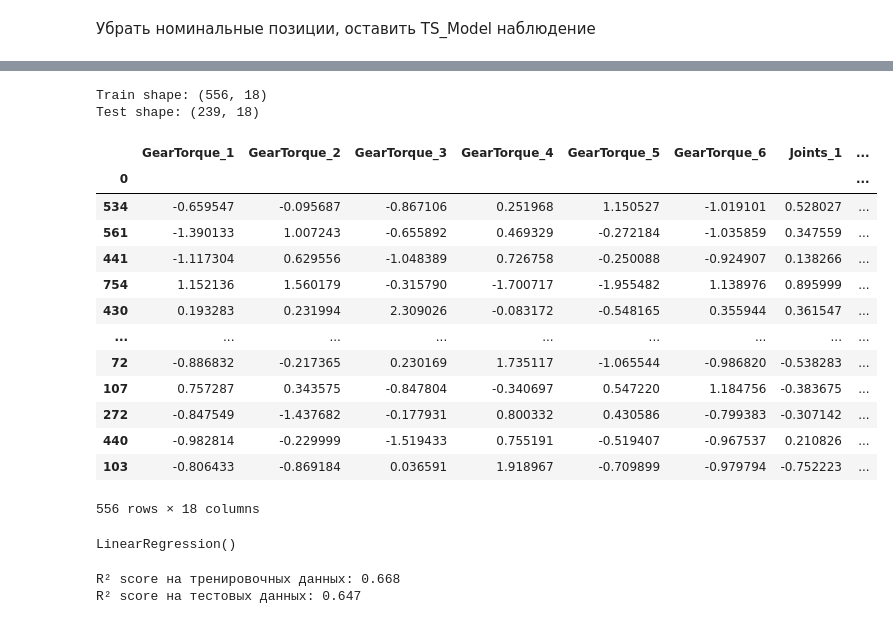
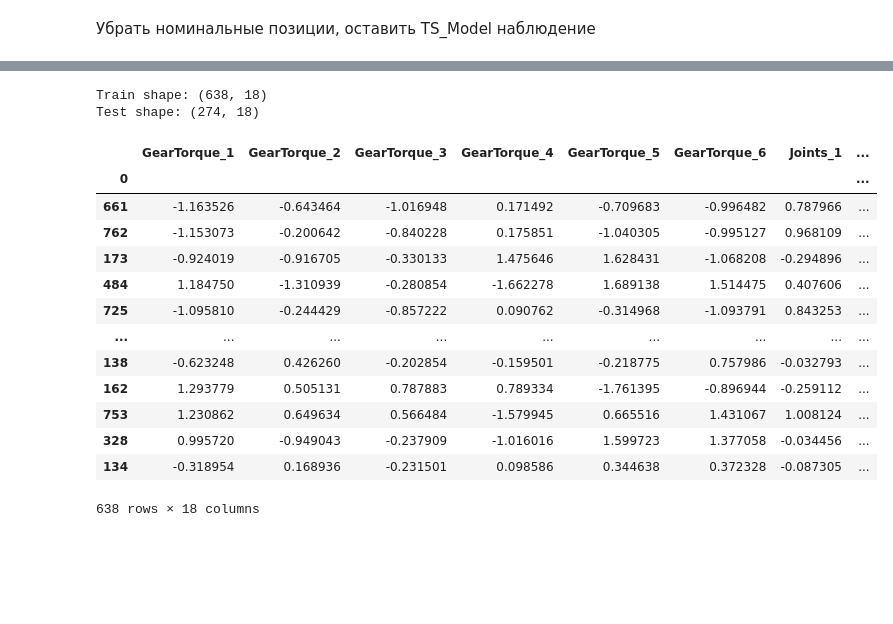
Before and after one commit to sohagutoro/neural_robotics, a Jupyter notebook: notebook/TS_Model_solution.ipynb, the cells around one changed output, grey strips where cells are left out. Cells and saved outputs as stored; diff of their text form; code cells hidden in the pictures; blank space fills up the shorter version.

```diff
--- a/notebook/TS_Model_solution.ipynb
+++ b/notebook/TS_Model_solution.ipynb
@@ -339,12 +216,12 @@ result2_scaled = pd.DataFrame(scaler.fit_transform(result2), columns=cols, index
 # %% [markdown]
 Убрать номинальные позиции, оставить TS_Model наблюдение
 # %%
-result_laser = result.drop(result.columns[-12:-6],axis=1)
+result_optic = result.drop(result.columns[-12:-6],axis=1)
 # result2 = result2.drop(['RobotPositions_4','RobotPositions_5'],axis=1)
 from sklearn.preprocessing import StandardScaler
 
-cols = result_laser.columns
-idx = result_laser.index
+cols = result_optic.columns
+idx = result_optic.index
 
 scaler = StandardScaler()
-result_laser_scaled = pd.DataFrame(scaler.fit_transform(result_laser), columns=cols, index=idx)
+result_optic_scaled = pd.DataFrame(scaler.fit_transform(result_optic), columns=cols, index=idx)
@@ -392,39 +235,39 @@ def remove_outliers_iqr(df, column):
     return df[(df[column] >= lower_bound) & (df[column] <= upper_bound)]
 
 # Применяем к нужным столбцам
-for col in result_laser_scaled.columns:
-    result_laser_scaled = remove_outliers_iqr(result_laser_scaled, col)
+for col in result_optic_scaled.columns:
+    result_optic_scaled = remove_outliers_iqr(result_optic_scaled, col)
 # %%
 from sklearn.model_selection import train_test_split
 
 
 train_df, test_df = train_test_split(
-    result_laser_scaled,
+    result_optic_scaled,
     test_size=0.3,          # Доля тестовой выборки (30%)
     random_state=42,        # Фиксируем случайность для воспроизводимости
     shuffle=True            # Перемешивание данных перед разбиением (по умолчанию True)
 )
 
 print("Train shape:", train_df.shape)
 print("Test shape:", test_df.shape)
 train_df
 # %% [output]
-Train shape: (556, 18)
-Test shape: (239, 18)
+Train shape: (638, 18)
+Test shape: (274, 18)
 |  | GearTorque_1 | GearTorque_2 | GearTorque_3 | GearTorque_4 | GearTorque_5 | GearTorque_6 | Joints_1 | ... |
 | 0 |  |  |  |  |  |  |  | ... |
-| 534 | -0.659547 | -0.095687 | -0.867106 | 0.251968 | 1.150527 | -1.019101 | 0.528027 | ... |
-| 561 | -1.390133 | 1.007243 | -0.655892 | 0.469329 | -0.272184 | -1.035859 | 0.347559 | ... |
-| 441 | -1.117304 | 0.629556 | -1.048389 | 0.726758 | -0.250088 | -0.924907 | 0.138266 | ... |
-| 754 | 1.152136 | 1.560179 | -0.315790 | -1.700717 | -1.955482 | 1.138976 | 0.895999 | ... |
-| 430 | 0.193283 | 0.231994 | 2.309026 | -0.083172 | -0.548165 | 0.355944 | 0.361547 | ... |
+| 661 | -1.163526 | -0.643464 | -1.016948 | 0.171492 | -0.709683 | -0.996482 | 0.787966 | ... |
+| 762 | -1.153073 | -0.200642 | -0.840228 | 0.175851 | -1.040305 | -0.995127 | 0.968109 | ... |
+| 173 | -0.924019 | -0.916705 | -0.330133 | 1.475646 | 1.628431 | -1.068208 | -0.294896 | ... |
+| 484 | 1.184750 | -1.310939 | -0.280854 | -1.662278 | 1.689138 | 1.514475 | 0.407606 | ... |
+| 725 | -1.095810 | -0.244429 | -0.857222 | 0.090762 | -0.314968 | -1.093791 | 0.843253 | ... |
 | ... | ... | ... | ... | ... | ... | ... | ... | ... |
-| 72 | -0.886832 | -0.217365 | 0.230169 | 1.735117 | -1.065544 | -0.986820 | -0.538283 | ... |
-| 107 | 0.757287 | 0.343575 | -0.847804 | -0.340697 | 0.547220 | 1.184756 | -0.383675 | ... |
-| 272 | -0.847549 | -1.437682 | -0.177931 | 0.800332 | 0.430586 | -0.799383 | -0.307142 | ... |
-| 440 | -0.982814 | -0.229999 | -1.519433 | 0.755191 | -0.519407 | -0.967537 | 0.210826 | ... |
-| 103 | -0.806433 | -0.869184 | 0.036591 | 1.918967 | -0.709899 | -0.979794 | -0.752223 | ... |
+| 138 | -0.623248 | 0.426260 | -0.202854 | -0.159501 | -0.218775 | 0.757986 | -0.032793 | ... |
+| 162 | 1.293779 | 0.505131 | 0.787883 | 0.789334 | -1.761395 | -0.896944 | -0.259112 | ... |
+| 753 | 1.230862 | 0.649634 | 0.566484 | -1.579945 | 0.665516 | 1.431067 | 1.008124 | ... |
+| 328 | 0.995720 | -0.949043 | -0.237909 | -1.016016 | 1.599723 | 1.377058 | -0.034456 | ... |
+| 134 | -0.318954 | 0.168936 | -0.231501 | 0.098586 | 0.344638 | 0.372328 | -0.087305 | ... |
-556 rows × 18 columns
+638 rows × 18 columns
 # %%
 from sklearn.linear_model import LinearRegression
 
@@ -435,17 +278,3 @@ y_test = test_df.loc[:, 'MeasuredPositionsLeica_1':]
-# %%
-model = LinearRegression()
-model.fit(X_train, y_train)
-# %% [output]
-LinearRegression()
-# %%
-train_score = model.score(X_train, y_train)
-test_score = model.score(X_test, y_test)
-
-print(f"R² score на тренировочных данных: {train_score:.3f}")
-print(f"R² score на тестовых данных: {test_score:.3f}")
-# %% [output]
-R² score на тренировочных данных: 0.668
-R² score на тестовых данных: 0.647
 # %%
 
 import seaborn as sns
```
Also changed, not shown: parts of 26 cells of this notebook.
